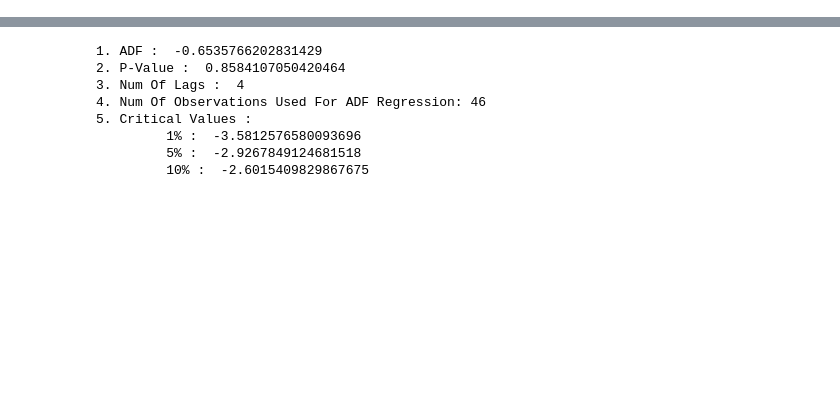
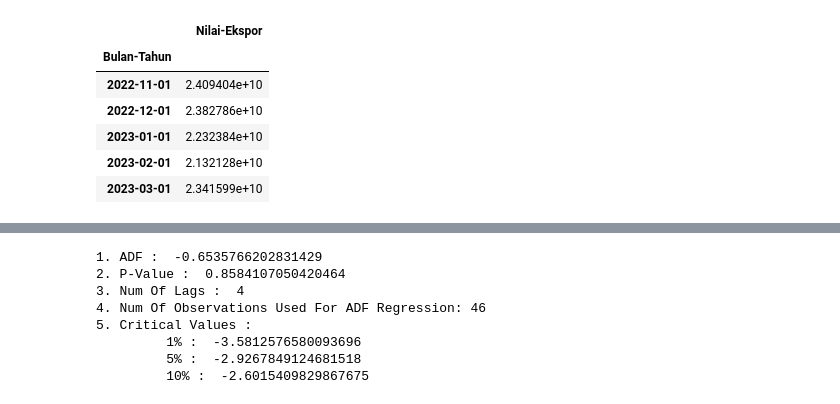
Before and after one commit to tmuchlissin/pa-mlops, a Jupyter notebook: model-forecasting.ipynb, the cells around one changed output, grey strips where cells are left out. Drawn from its saved outputs; the diff is of its cells as text; code cells hidden in the pictures; blank space fills up the shorter version.

```diff
--- a/model-forecasting.ipynb
+++ b/model-forecasting.ipynb
@@ -27 +36,11 @@ df.head()
+# %%
+df.tail()
+# %% [output]
+|  | Nilai-Ekspor |
+| Bulan-Tahun |  |
+| 2022-11-01 | 2.409404e+10 |
+| 2022-12-01 | 2.382786e+10 |
+| 2023-01-01 | 2.232384e+10 |
+| 2023-02-01 | 2.132128e+10 |
+| 2023-03-01 | 2.341599e+10 |
 # %%
```
Also changed, not shown: parts of 37 cells of this notebook.
